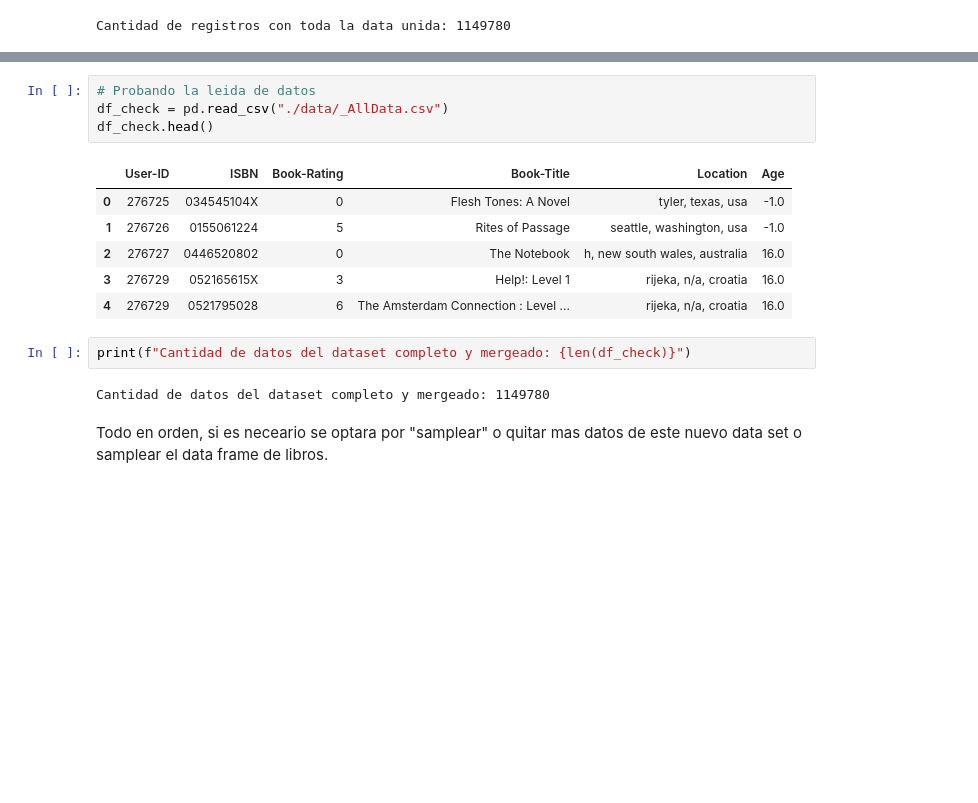
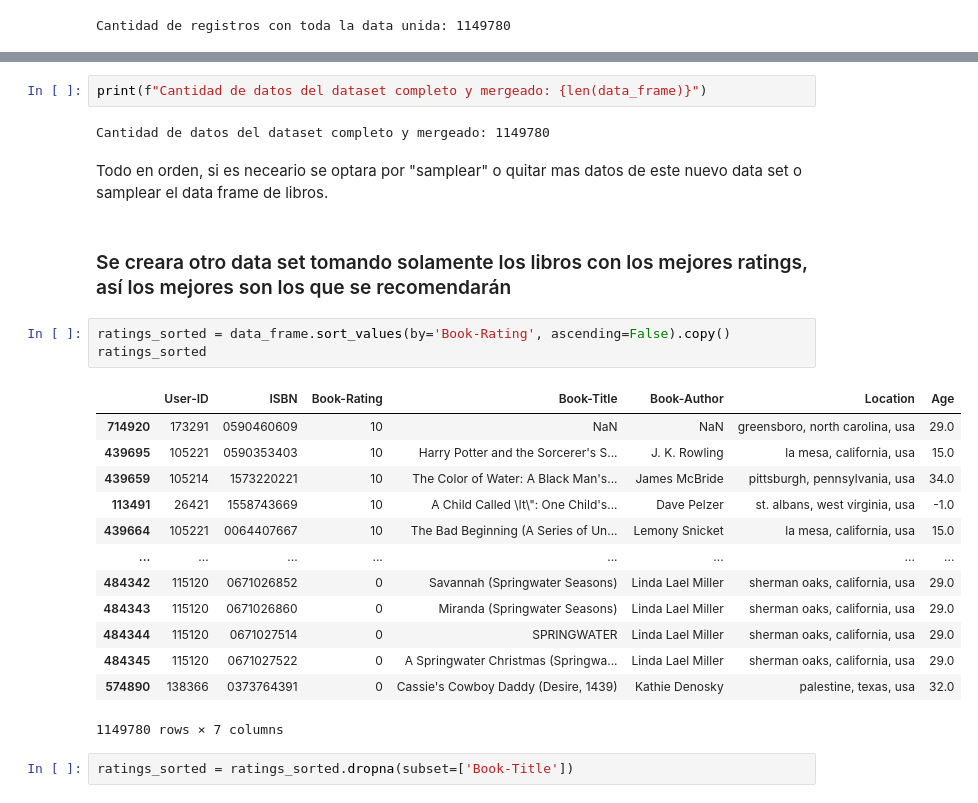
Before and after one commit to CrisLayB/DeepLearning_Lab06-07, a Jupyter notebook: EDA & Preprocesamiento.ipynb, the cells around one changed output, grey strips where cells are left out. Cells and saved outputs as stored; diff of their text form; blank space fills up the shorter version.

```diff
--- a/EDA & Preprocesamiento.ipynb
+++ b/EDA & Preprocesamiento.ipynb
@@ -399,17 +397,27 @@ data_frame.to_csv("./data/_AllData.csv", index=False)
-# %%
-# Probando la leida de datos
-df_check = pd.read_csv("./data/_AllData.csv")
-df_check.head()
-# %% [output]
-|  | User-ID | ISBN | Book-Rating | Book-Title | Location | Age |
-| 0 | 276725 | 034545104X | 0 | Flesh Tones: A Novel | tyler, texas, usa | -1.0 |
-| 1 | 276726 | 0155061224 | 5 | Rites of Passage | seattle, washington, usa | -1.0 |
-| 2 | 276727 | 0446520802 | 0 | The Notebook | h, new south wales, australia | 16.0 |
-| 3 | 276729 | 052165615X | 3 | Help!: Level 1 | rijeka, n/a, croatia | 16.0 |
-| 4 | 276729 | 0521795028 | 6 | The Amsterdam Connection : Level ... | rijeka, n/a, croatia | 16.0 |
 # %%
-print(f"Cantidad de datos del dataset completo y mergeado: {len(df_check)}")
+print(f"Cantidad de datos del dataset completo y mergeado: {len(data_frame)}")
 # %% [output]
 Cantidad de datos del dataset completo y mergeado: 1149780
 # %% [markdown]
 Todo en orden, si es neceario se optara por "samplear" o quitar mas datos de este nuevo data set o samplear el data frame de libros.
+# %% [markdown]
+### Se creara otro data set tomando solamente los libros con los mejores ratings, así los mejores son los que se recomendarán
+# %%
+ratings_sorted = data_frame.sort_values(by='Book-Rating', ascending=False).copy()
+ratings_sorted
+# %% [output]
+|  | User-ID | ISBN | Book-Rating | Book-Title | Book-Author | Location | Age |
+| 714920 | 173291 | 0590460609 | 10 | NaN | NaN | greensboro, north carolina, usa | 29.0 |
+| 439695 | 105221 | 0590353403 | 10 | Harry Potter and the Sorcerer's S... | J. K. Rowling | la mesa, california, usa | 15.0 |
+| 439659 | 105214 | 1573220221 | 10 | The Color of Water: A Black Man's... | James McBride | pittsburgh, pennsylvania, usa | 34.0 |
+| 113491 | 26421 | 1558743669 | 10 | A Child Called \It\": One Child's... | Dave Pelzer | st. albans, west virginia, usa | -1.0 |
+| 439664 | 105221 | 0064407667 | 10 | The Bad Beginning (A Series of Un... | Lemony Snicket | la mesa, california, usa | 15.0 |
+| ... | ... | ... | ... | ... | ... | ... | ... |
+| 484342 | 115120 | 0671026852 | 0 | Savannah (Springwater Seasons) | Linda Lael Miller | sherman oaks, california, usa | 29.0 |
+| 484343 | 115120 | 0671026860 | 0 | Miranda (Springwater Seasons) | Linda Lael Miller | sherman oaks, california, usa | 29.0 |
+| 484344 | 115120 | 0671027514 | 0 | SPRINGWATER | Linda Lael Miller | sherman oaks, california, usa | 29.0 |
+| 484345 | 115120 | 0671027522 | 0 | A Springwater Christmas (Springwa... | Linda Lael Miller | sherman oaks, california, usa | 29.0 |
+| 574890 | 138366 | 0373764391 | 0 | Cassie's Cowboy Daddy (Desire, 1439) | Kathie Denosky | palestine, texas, usa | 32.0 |
+1149780 rows × 7 columns
+# %%
+ratings_sorted = ratings_sorted.dropna(subset=['Book-Title'])
```
Also changed, not shown: parts of 9 cells of this notebook, 3 other files.
